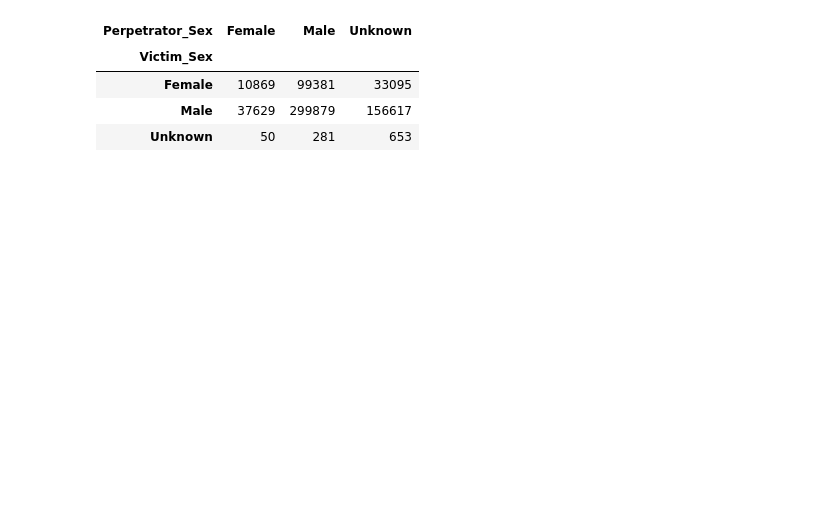
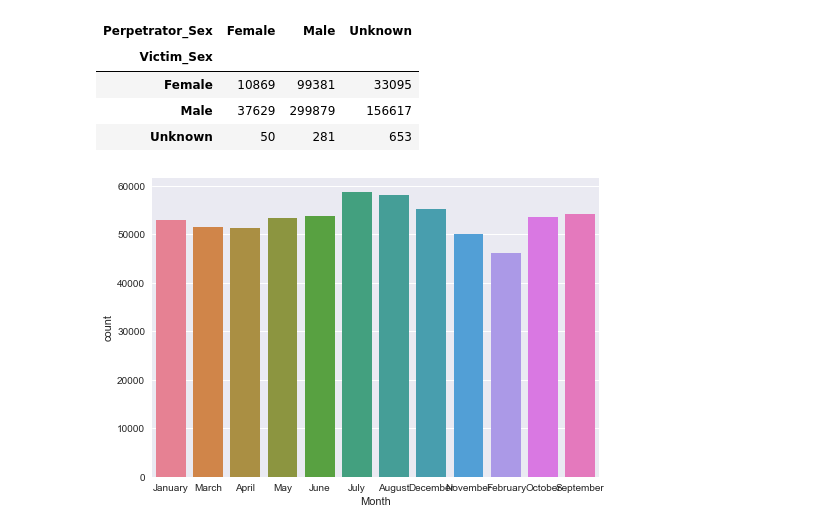
Before and after one commit to DuncanCasteleyn/Data-Mining-Project-3TI, a Jupyter notebook: project.ipynb, the cells around one changed output. Saved outputs shown, nothing was run; the diff lists cells and outputs as text; code cells hidden in the pictures; blank space fills up the shorter version.

```diff
--- a/project.ipynb
+++ b/project.ipynb
@@ -92,3 +95,9 @@ pandas.crosstab(homicide.Victim_Sex, homicide.Perpetrator_Sex)
 | Female | 10869 | 99381 | 33095 |
 | Male | 37629 | 299879 | 156617 |
 | Unknown | 50 | 281 | 653 |
+# %%
+
+seaborn.countplot(x = 'Month', data=database_df, palette="husl")
+seaborn.plt.show()
+# %% [output]
+[figure, added]
```
Also changed, not shown: parts of 4 cells of this notebook.
